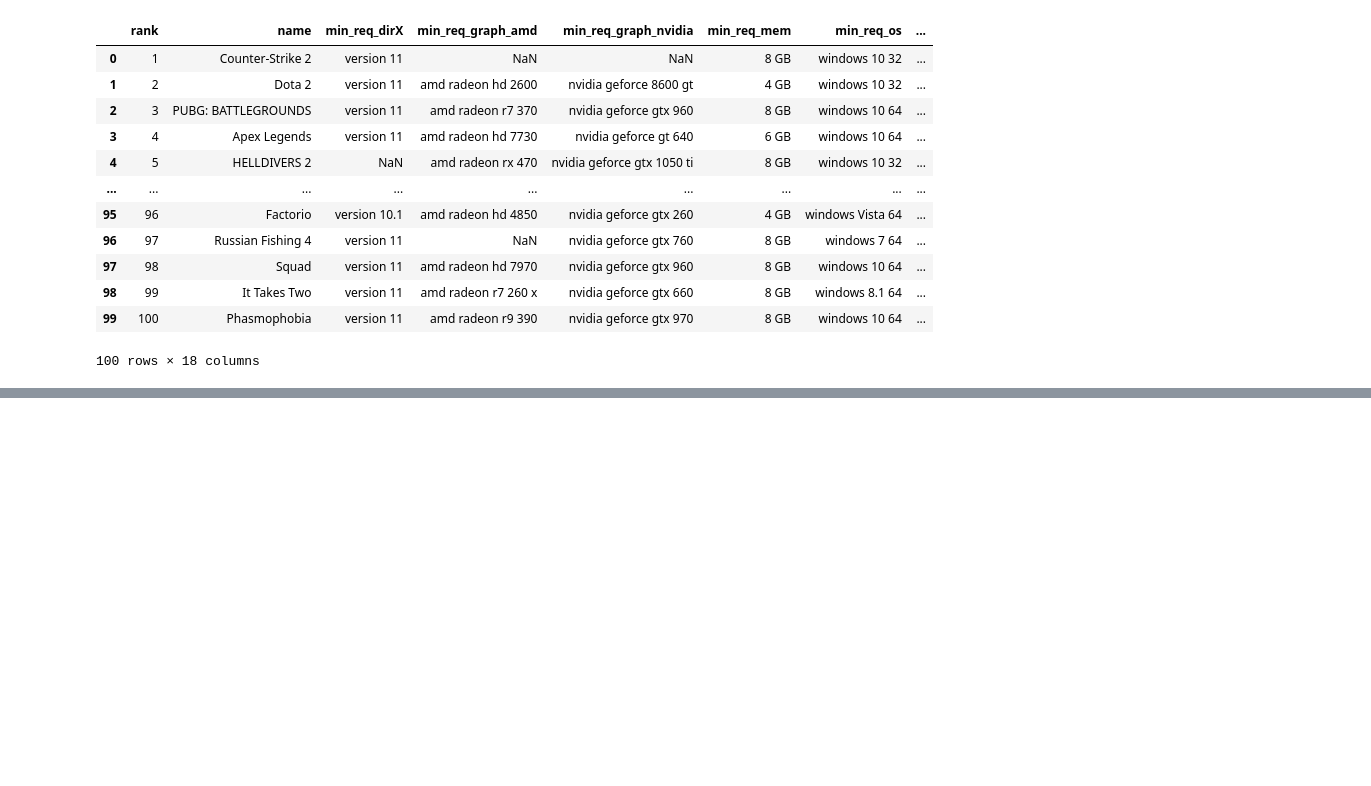
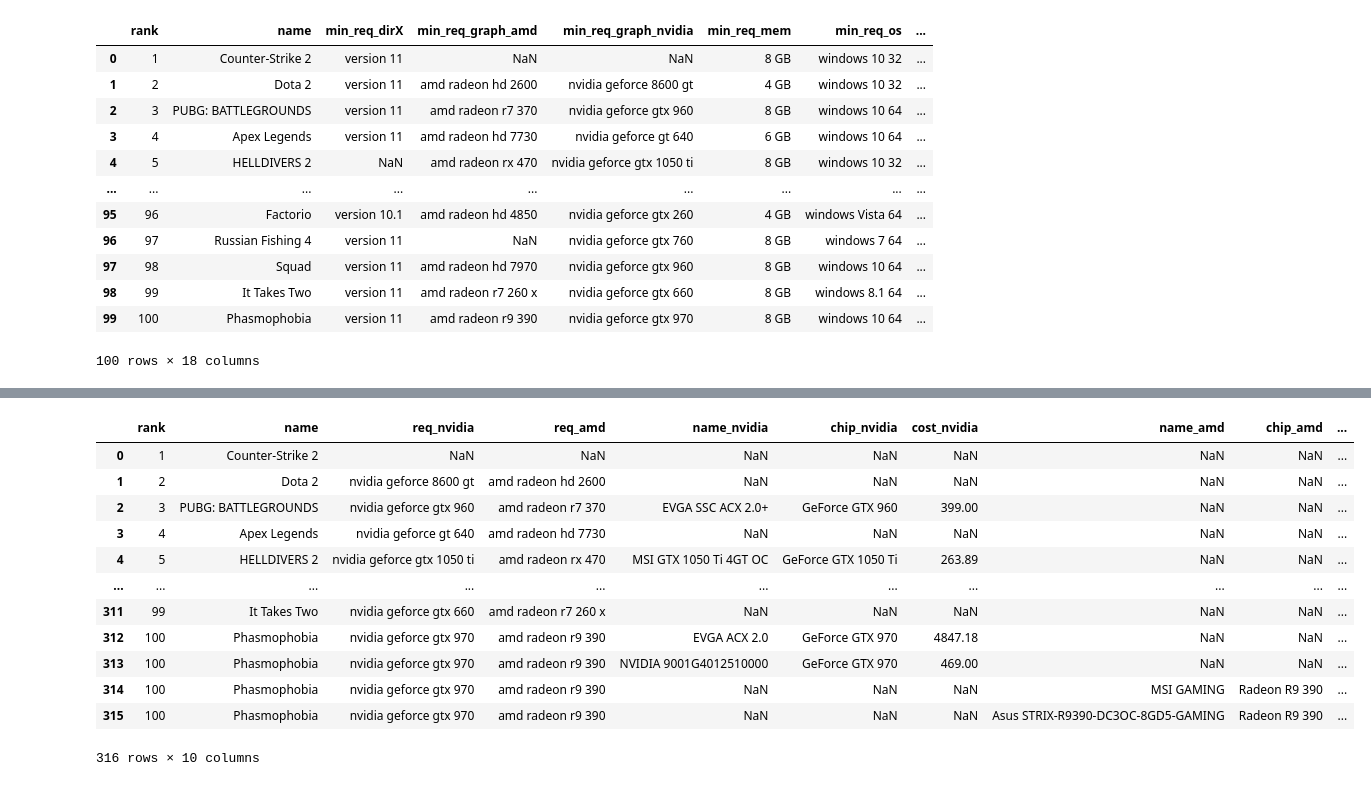
Before and after one commit to knoppds/CSCI_5502_Group_Project_01, a Jupyter notebook: gp_01_steam_data_visualization.ipynb, the cells around one changed output, grey strips where cells are left out. Cells and saved outputs as stored; diff of their text form; code cells hidden in the pictures; blank space fills up the shorter version.

```diff
--- a/gp_01_steam_data_visualization.ipynb
+++ b/gp_01_steam_data_visualization.ipynb
@@ -62,0 +260,22 @@ df_gpu
+# %%
+# # prevent datframe from being truncated
+# pd.set_option('display.max_rows', None)
+# pd.set_option('display.max_columns', None)
+
+# create a dataframe from new_rows for minimum gpu requirements
+df_steam_min_gpu = pd.DataFrame(new_rows['min'])
+df_steam_min_gpu
+# %% [output]
+|  | rank | name | req_nvidia | req_amd | name_nvidia | chip_nvidia | cost_nvidia | name_amd | chip_amd | ... |
+| 0 | 1 | Counter-Strike 2 | NaN | NaN | NaN | NaN | NaN | NaN | NaN | ... |
+| 1 | 2 | Dota 2 | nvidia geforce 8600 gt | amd radeon hd 2600 | NaN | NaN | NaN | NaN | NaN | ... |
+| 2 | 3 | PUBG: BATTLEGROUNDS | nvidia geforce gtx 960 | amd radeon r7 370 | EVGA SSC ACX 2.0+ | GeForce GTX 960 | 399.00 | NaN | NaN | ... |
+| 3 | 4 | Apex Legends | nvidia geforce gt 640 | amd radeon hd 7730 | NaN | NaN | NaN | NaN | NaN | ... |
+| 4 | 5 | HELLDIVERS 2 | nvidia geforce gtx 1050 ti | amd radeon rx 470 | MSI GTX 1050 Ti 4GT OC | GeForce GTX 1050 Ti | 263.89 | NaN | NaN | ... |
+| ... | ... | ... | ... | ... | ... | ... | ... | ... | ... | ... |
+| 311 | 99 | It Takes Two | nvidia geforce gtx 660 | amd radeon r7 260 x | NaN | NaN | NaN | NaN | NaN | ... |
+| 312 | 100 | Phasmophobia | nvidia geforce gtx 970 | amd radeon r9 390 | EVGA ACX 2.0 | GeForce GTX 970 | 4847.18 | NaN | NaN | ... |
+| 313 | 100 | Phasmophobia | nvidia geforce gtx 970 | amd radeon r9 390 | NVIDIA 9001G4012510000 | GeForce GTX 970 | 469.00 | NaN | NaN | ... |
+| 314 | 100 | Phasmophobia | nvidia geforce gtx 970 | amd radeon r9 390 | NaN | NaN | NaN | MSI GAMING | Radeon R9 390 | ... |
+| 315 | 100 | Phasmophobia | nvidia geforce gtx 970 | amd radeon r9 390 | NaN | NaN | NaN | Asus STRIX-R9390-DC3OC-8GD5-GAMING | Radeon R9 390 | ... |
+316 rows × 10 columns
```
Also changed, not shown: parts of 9 cells of this notebook.
